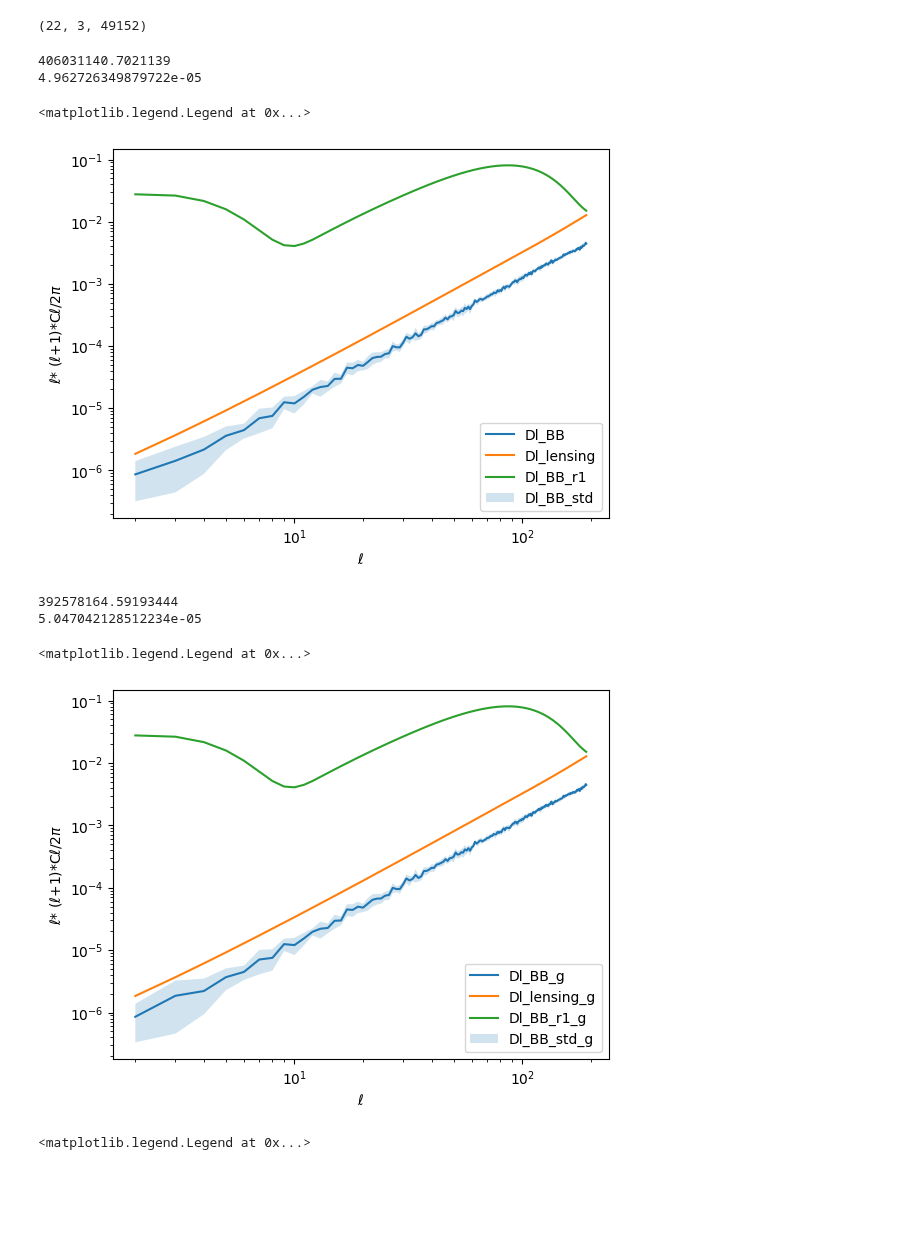
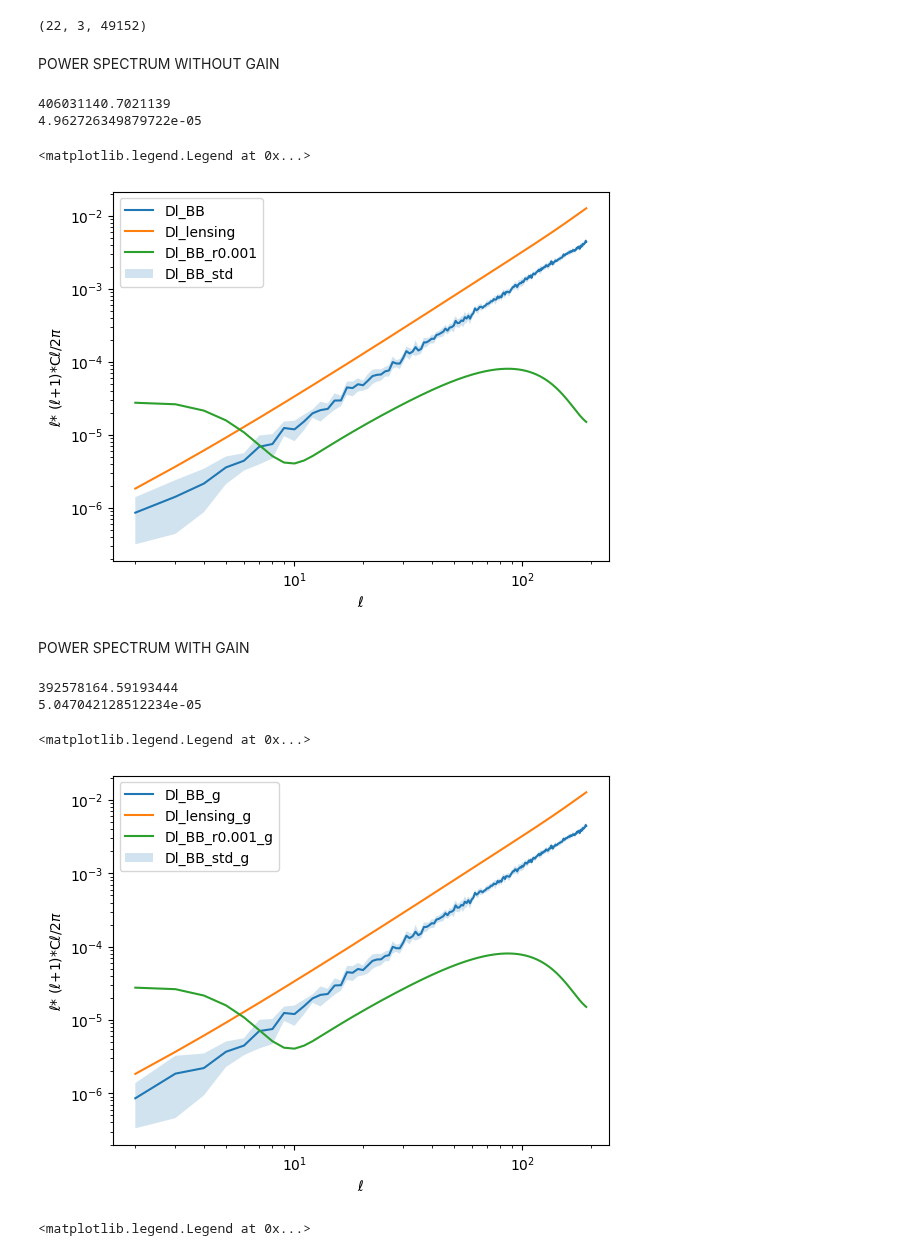
Before and after one commit to AlicePirotta/APC, a Jupyter notebook: noise.ipynb, the cells around one changed output. Saved outputs shown, nothing was run; the diff lists cells and outputs as text; code cells hidden in the pictures; blank space fills up the shorter version.

```diff
--- a/noise.ipynb
+++ b/noise.ipynb
@@ -45,6 +45,8 @@ invN = np.diag((hp.nside2resol(nside, arcmin=True) / instrument.depth_p)**2)
 x0 = np.array([1.3,19,-2.5])
 x1 = np.array([1.3,19,-2.5, 0.8,1.3])
 x2 =np.array([1.54, 20, -3, 1.1, 0.4, 1.5, 0.8, 1.2, 0.6, 0.3, 1.5, 0.5, 1.5, 1.2, 1.1, 0.8, 1.4, 0.7, 1.4, 0.4, 0.6, 0.8, 1.2, 1.5])
+# %% [markdown]
+POWER SPECTRUM WITHOUT GAIN
 # %%
 Cl_all = []
 seeds = 10
@@ -97,8 +99,9 @@ Dl_std = (ell*(ell+1)*Cl_std)/(2*m.pi)
 
 
 
-Cl_BB = _get_Cl_cmb(Alens=0.0, r=1.)[2][2:192]
-Dl_BB = (ell*(ell+1)*Cl_BB)/(2*m.pi)
+Cl_BB_r1 = _get_Cl_cmb(Alens=0.0, r=1.)[2][2:192]
+Cl_BB_r_001 = _get_Cl_cmb(Alens=0.0, r=0.001)[2][2:192]
+Dl_BB = (ell*(ell+1)*Cl_BB_r_001)/(2*m.pi)
 
 Cl_lens = _get_Cl_cmb(Alens=1.0, r=0.)[2][2:192]
 Dl_lens = (ell*(ell+1)*Cl_lens)/(2*m.pi)
@@ -106,7 +109,7 @@ Dl_lens = (ell*(ell+1)*Cl_lens)/(2*m.pi)
 
 Data = Cl_mean + Cl_lens
 fsky = 1
-F = np.sum((2*ell+1) * fsky / 2*Cl_BB** 2 / Data ** 2)
+F = np.sum((2*ell+1) * fsky / 2*Cl_BB_r1** 2 / Data ** 2)
 sigma_r_fisher = np.sqrt(1.0 / F)
 print(F)
 print(sigma_r_fisher)
@@ -117,7 +120,7 @@ print(sigma_r_fisher)
 
 plt.loglog(ell, Dl_mean, label = "Dl_BB")
 plt.loglog(ell, Dl_lens, label = "Dl_lensing")
-plt.loglog(ell, Dl_BB, label = "Dl_BB_r1")
+plt.loglog(ell, Dl_BB, label = "Dl_BB_r0.001")
 plt.fill_between(ell,Dl_mean+Dl_std, Dl_mean-Dl_std, alpha=0.2, label="Dl_BB_std")
 
 
@@ -129,7 +132,9 @@ plt.legend()
 406031140.7021139
 4.962726349879722e-05
 <matplotlib.legend.Legend at 0x...>
-[figure, old version]
+[figure, new version]
+# %% [markdown]
+POWER SPECTRUM WITH GAIN
 # %%
 Cl_all_g = []
 seeds = 10
@@ -192,38 +197,39 @@ Dl_std_g = (ell*(ell+1)*Cl_std_g)/(2*m.pi)
 
 
 
-Cl_BB = _get_Cl_cmb(Alens=0.0, r=1.)[2][2:192]
-Dl_BB = (ell*(ell+1)*Cl_BB)/(2*m.pi)
+Cl_BB_r1 = _get_Cl_cmb(Alens=0.0, r=1.)[2][2:192]
+Cl_BB_r001 = _get_Cl_cmb(Alens=0.0, r=0.001)[2][2:192]
+Dl_BB = (ell*(ell+1)*Cl_BB_r001)/(2*m.pi)
 
 Cl_lens = _get_Cl_cmb(Alens=1.0, r=0.)[2][2:192]
 Dl_lens = (ell*(ell+1)*Cl_lens)/(2*m.pi)
 
 Data_g = Cl_mean_g + Cl_lens
 fsky = 1
-F_g = np.sum((2*ell+1) * fsky / 2*Cl_BB** 2 / Data_g ** 2)
+F_g = np.sum((2*ell+1) * fsky / 2*Cl_BB_r1** 2 / Data_g ** 2)
 sigma_r_fisher_g = np.sqrt(1.0 / F_g)
 print(F_g)
 print(sigma_r_fisher_g)
 
 
 
 
 
 plt.loglog(ell, Dl_mean_g, label = "Dl_BB_g")
 plt.loglog(ell, Dl_lens, label = "Dl_lensing_g")
-plt.loglog(ell, Dl_BB, label = "Dl_BB_r1_g")
+plt.loglog(ell, Dl_BB, label = "Dl_BB_r0.001_g")
 plt.fill_between(ell,Dl_mean_g+Dl_std_g, Dl_mean_g-Dl_std_g, alpha=0.2, label="Dl_BB_std_g")
 
 
 
 plt.xlabel(r'$\ell$')
 plt.ylabel(r'$\ell$* ($\ell$+1)*C$\ell$/2$\pi$')
 plt.legend()
 # %% [output]
 392578164.59193444
 5.047042128512234e-05
 <matplotlib.legend.Legend at 0x...>
-[figure, old version]
+[figure, new version]
 # %%
 plt.loglog(ell, Dl_mean, label = "Dl_BB", color= 'blue')
 plt.fill_between(ell,Dl_mean+Dl_std, Dl_mean-Dl_std, alpha=0.2, label="Dl_BB_std", color = 'red')
```
